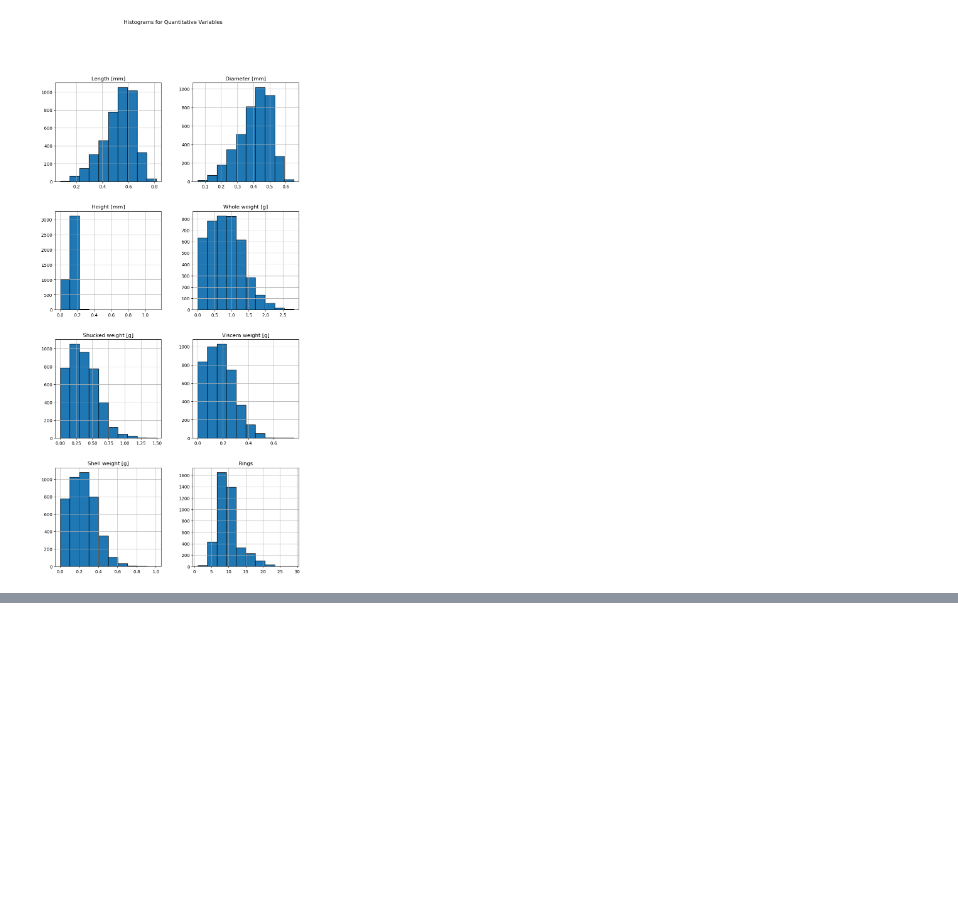
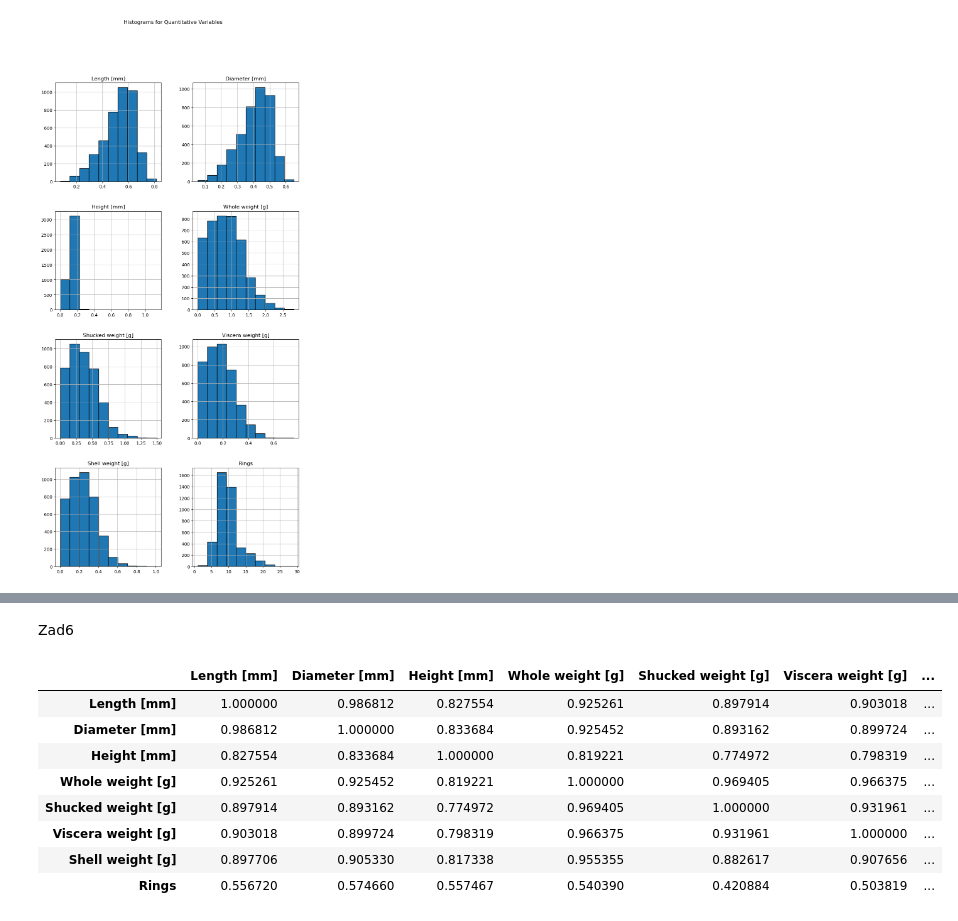
Before and after one commit to Martinos196/Programming-in-Python, a Jupyter notebook: Zad1/analysis.ipynb, the cells around one changed output, grey strips where cells are left out. Saved outputs shown, nothing was run; the diff lists cells and outputs as text; code cells hidden in the pictures; blank space fills up the shorter version.

```diff
--- a/Zad1/analysis.ipynb
+++ b/Zad1/analysis.ipynb
@@ -64,0 +88,15 @@ plt.show()
+# %% [markdown]
+Zad6
+# %%
+correlation_matrix = data.drop(['Sex'], axis=1).corr()
+correlation_matrix
+# %% [output]
+|  | Length [mm] | Diameter [mm] | Height [mm] | Whole weight [g] | Shucked weight [g] | Viscera weight [g] | ... |
+| Length [mm] | 1.000000 | 0.986812 | 0.827554 | 0.925261 | 0.897914 | 0.903018 | ... |
+| Diameter [mm] | 0.986812 | 1.000000 | 0.833684 | 0.925452 | 0.893162 | 0.899724 | ... |
+| Height [mm] | 0.827554 | 0.833684 | 1.000000 | 0.819221 | 0.774972 | 0.798319 | ... |
+| Whole weight [g] | 0.925261 | 0.925452 | 0.819221 | 1.000000 | 0.969405 | 0.966375 | ... |
+| Shucked weight [g] | 0.897914 | 0.893162 | 0.774972 | 0.969405 | 1.000000 | 0.931961 | ... |
+| Viscera weight [g] | 0.903018 | 0.899724 | 0.798319 | 0.966375 | 0.931961 | 1.000000 | ... |
+| Shell weight [g] | 0.897706 | 0.905330 | 0.817338 | 0.955355 | 0.882617 | 0.907656 | ... |
+| Rings | 0.556720 | 0.574660 | 0.557467 | 0.540390 | 0.420884 | 0.503819 | ... |
```
Also changed, not shown: parts of 7 cells of this notebook.
